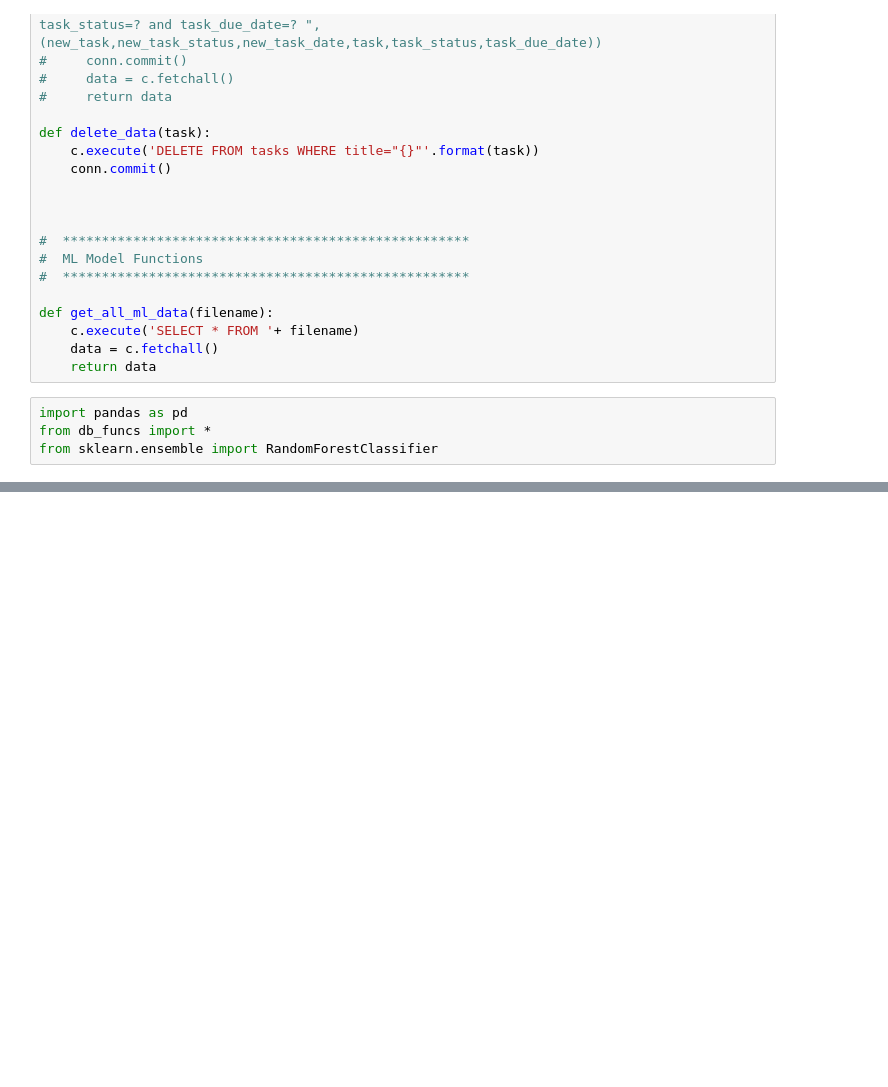
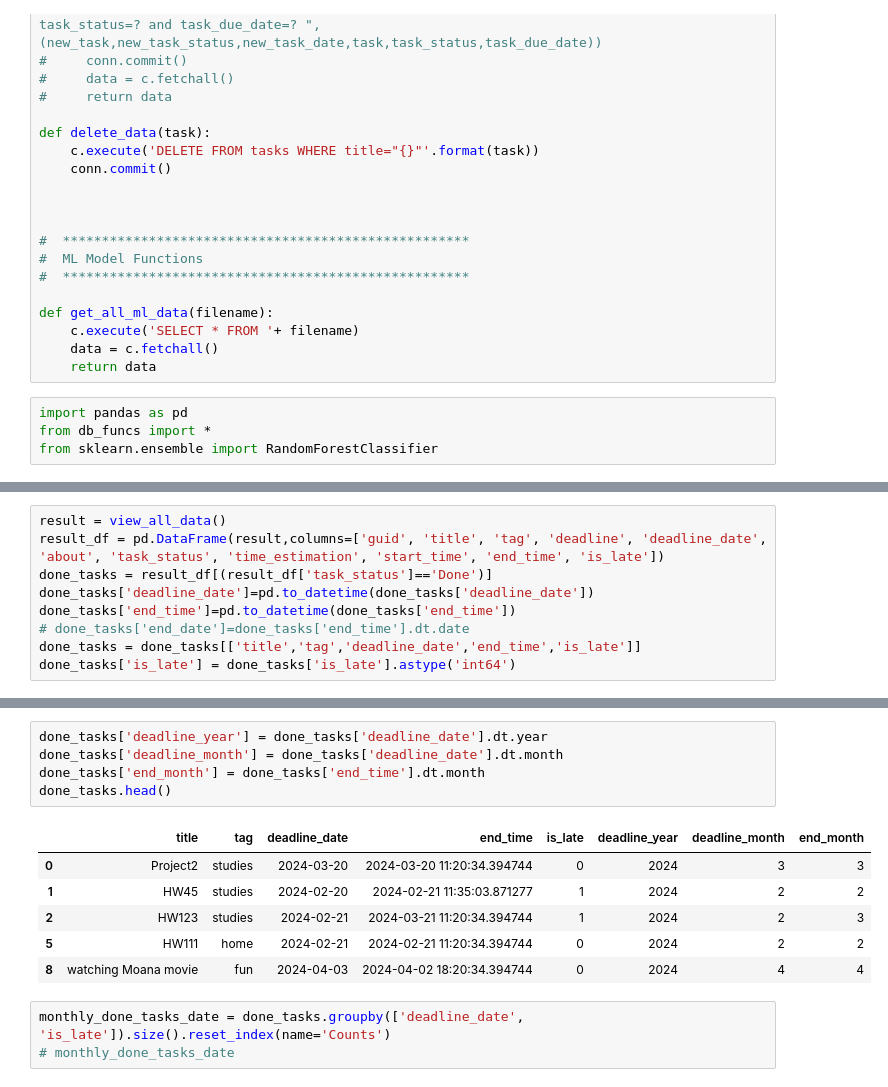
Before and after one commit to ritaibraheem/To-Do-Tune, a Jupyter notebook: FinalProject.ipynb, the cells around one changed output, grey strips where cells are left out. Drawn from its saved outputs; the diff is of its cells as text; blank space fills up the shorter version.

```diff
--- a/FinalProject.ipynb
+++ b/FinalProject.ipynb
@@ -155,0 +61,9 @@ data_df
+# %%
+result = view_all_data()
+result_df = pd.DataFrame(result,columns=['guid', 'title', 'tag', 'deadline', 'deadline_date', 'about', 'task_status', 'time_estimation', 'start_time', 'end_time', 'is_late'])
+done_tasks = result_df[(result_df['task_status']=='Done')]
+done_tasks['deadline_date']=pd.to_datetime(done_tasks['deadline_date'])
+done_tasks['end_time']=pd.to_datetime(done_tasks['end_time'])
+# done_tasks['end_date']=done_tasks['end_time'].dt.date
+done_tasks = done_tasks[['title','tag','deadline_date','end_time','is_late']]
+done_tasks['is_late'] = done_tasks['is_late'].astype('int64')
@@ -155,0 +81,15 @@ data_df
+# %%
+done_tasks['deadline_year'] = done_tasks['deadline_date'].dt.year
+done_tasks['deadline_month'] = done_tasks['deadline_date'].dt.month
+done_tasks['end_month'] = done_tasks['end_time'].dt.month
+done_tasks.head()
+# %% [output]
+|  | title | tag | deadline_date | end_time | is_late | deadline_year | deadline_month | end_month |
+| 0 | Project2 | studies | 2024-03-20 | 2024-03-20 11:20:34.394744 | 0 | 2024 | 3 | 3 |
+| 1 | HW45 | studies | 2024-02-20 | 2024-02-21 11:35:03.871277 | 1 | 2024 | 2 | 2 |
+| 2 | HW123 | studies | 2024-02-21 | 2024-03-21 11:20:34.394744 | 1 | 2024 | 2 | 3 |
+| 5 | HW111 | home | 2024-02-21 | 2024-02-21 11:20:34.394744 | 0 | 2024 | 2 | 2 |
+| 8 | watching Moana movie | fun | 2024-04-03 | 2024-04-02 18:20:34.394744 | 0 | 2024 | 4 | 4 |
+# %%
+monthly_done_tasks_date = done_tasks.groupby(['deadline_date', 'is_late']).size().reset_index(name='Counts')
+# monthly_done_tasks_date
```
Also changed, not shown: parts of 25 cells of this notebook, 2 other files.
